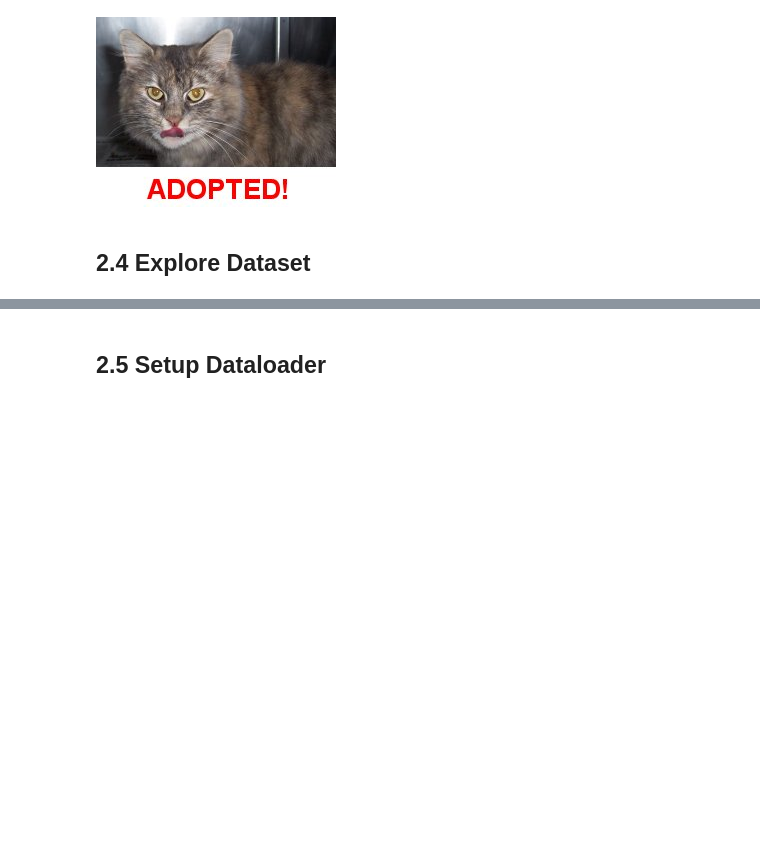
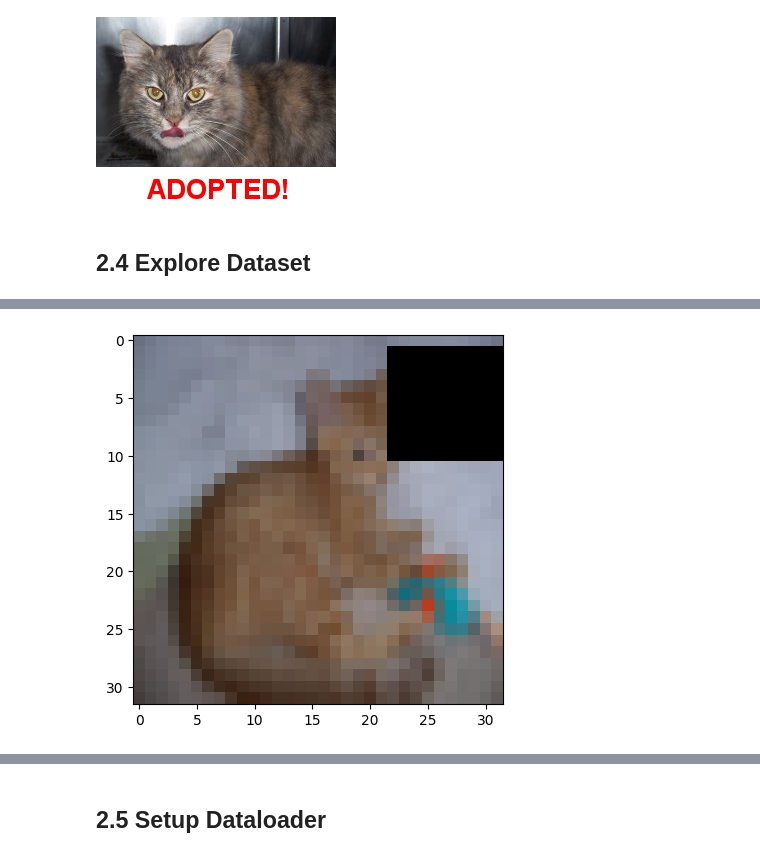
Before and after one commit to jimmyygit/cs484-project, a Jupyter notebook: impainting_GANS_cats.ipynb, the cells around one changed output, grey strips where cells are left out. Cells and saved outputs as stored; diff of their text form; code cells hidden in the pictures; blank space fills up the shorter version.

```diff
--- a/impainting_GANS_cats.ipynb
+++ b/impainting_GANS_cats.ipynb
@@ -128,3 +202,7 @@ plt.imshow(np.transpose(transformed_train_dataset[0][0], (1, 2, 0)))
+# %%
+imshow((1 - create_hole_mask(32, 32, 10, 10)[0][0]) * transformed_train_dataset[1000][0])
+# %% [output]
+[figure, added]
 # %%
 item0, item1, item2 = transformed_train_dataset[10], transformed_train_dataset[1], transformed_train_dataset[2]
 # %%
```
Also changed, not shown: parts of 27 cells of this notebook.
